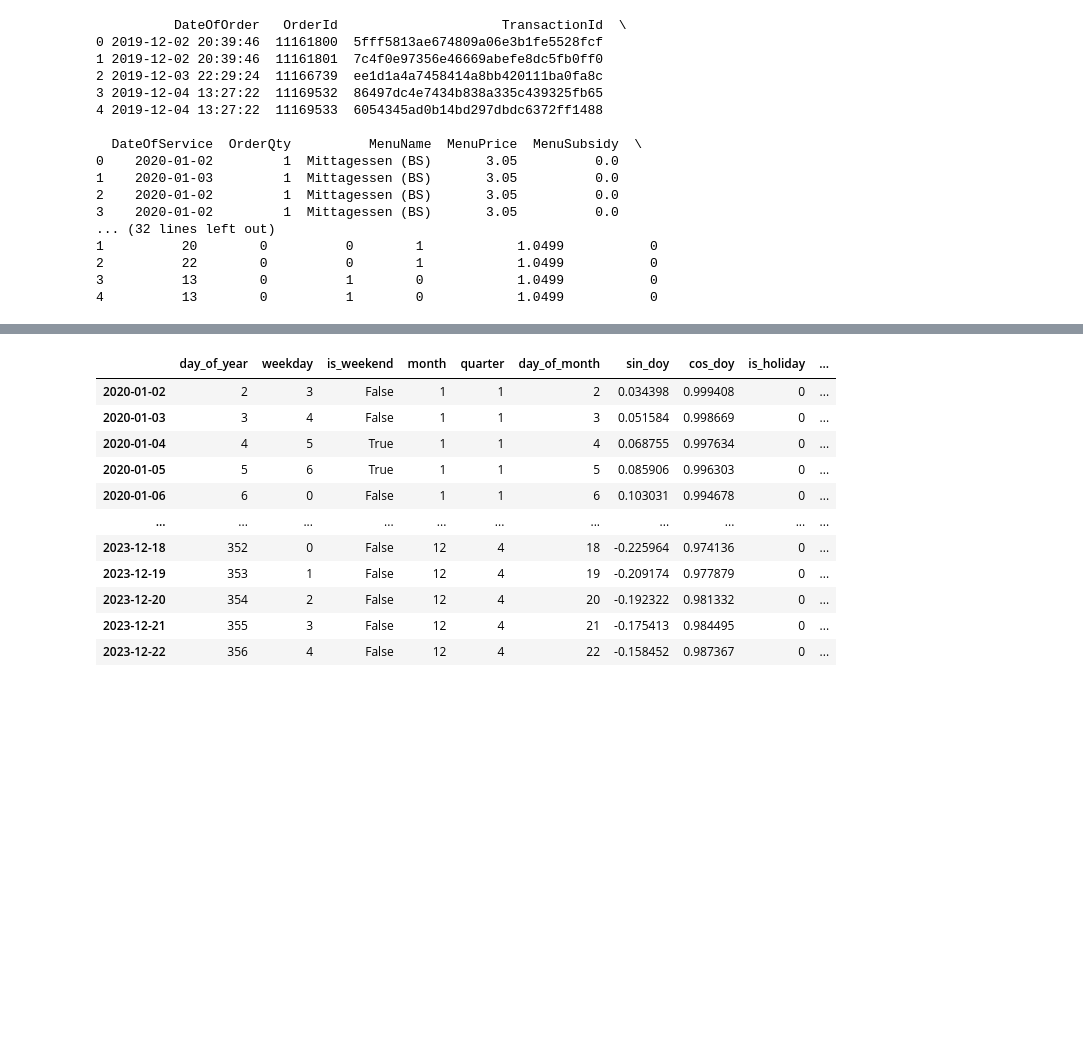
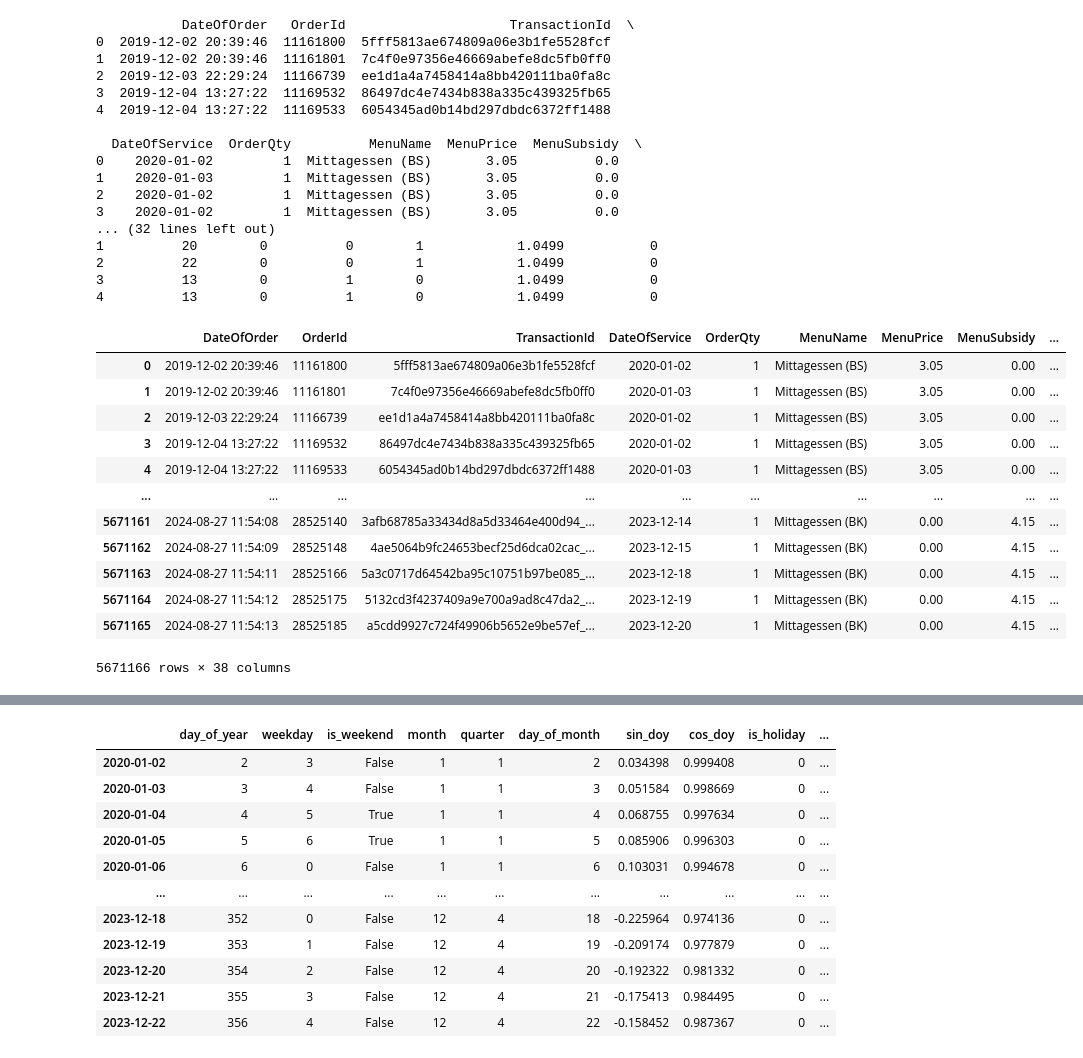
Before and after one commit to shayanxmoradi/Stattkueche, a Jupyter notebook: randomforest.ipynb, the cells around one changed output, grey strips where cells are left out. Saved outputs shown, nothing was run; the diff lists cells and outputs as text; code cells hidden in the pictures; blank space fills up the shorter version.

```diff
--- a/randomforest.ipynb
+++ b/randomforest.ipynb
@@ -32,6 +29,22 @@ print(df.head())
 2          22        0          0        1            1.0499           0
 3          13        0          1        0            1.0499           0
 4          13        0          1        0            1.0499           0
+# %%
+df
+# %% [output]
+|  | DateOfOrder | OrderId | TransactionId | DateOfService | OrderQty | MenuName | MenuPrice | MenuSubsidy | ... |
+| 0 | 2019-12-02 20:39:46 | 11161800 | 5fff5813ae674809a06e3b1fe5528fcf | 2020-01-02 | 1 | Mittagessen (BS) | 3.05 | 0.00 | ... |
+| 1 | 2019-12-02 20:39:46 | 11161801 | 7c4f0e97356e46669abefe8dc5fb0ff0 | 2020-01-03 | 1 | Mittagessen (BS) | 3.05 | 0.00 | ... |
+| 2 | 2019-12-03 22:29:24 | 11166739 | ee1d1a4a7458414a8bb420111ba0fa8c | 2020-01-02 | 1 | Mittagessen (BS) | 3.05 | 0.00 | ... |
+| 3 | 2019-12-04 13:27:22 | 11169532 | 86497dc4e7434b838a335c439325fb65 | 2020-01-02 | 1 | Mittagessen (BS) | 3.05 | 0.00 | ... |
+| 4 | 2019-12-04 13:27:22 | 11169533 | 6054345ad0b14bd297dbdc6372ff1488 | 2020-01-03 | 1 | Mittagessen (BS) | 3.05 | 0.00 | ... |
+| ... | ... | ... | ... | ... | ... | ... | ... | ... | ... |
+| 5671161 | 2024-08-27 11:54:08 | 28525140 | 3afb68785a33434d8a5d33464e400d94_... | 2023-12-14 | 1 | Mittagessen (BK) | 0.00 | 4.15 | ... |
+| 5671162 | 2024-08-27 11:54:09 | 28525148 | 4ae5064b9fc24653becf25d6dca02cac_... | 2023-12-15 | 1 | Mittagessen (BK) | 0.00 | 4.15 | ... |
+| 5671163 | 2024-08-27 11:54:11 | 28525166 | 5a3c0717d64542ba95c10751b97be085_... | 2023-12-18 | 1 | Mittagessen (BK) | 0.00 | 4.15 | ... |
+| 5671164 | 2024-08-27 11:54:12 | 28525175 | 5132cd3f4237409a9e700a9ad8c47da2_... | 2023-12-19 | 1 | Mittagessen (BK) | 0.00 | 4.15 | ... |
+| 5671165 | 2024-08-27 11:54:13 | 28525185 | a5cdd9927c724f49906b5652e9be57ef_... | 2023-12-20 | 1 | Mittagessen (BK) | 0.00 | 4.15 | ... |
+5671166 rows × 38 columns
 # %%
 # checking if there is still cases remaing wich have Dateofservice before dateoforder
 
```
Also changed, not shown: parts of 11 cells of this notebook.
